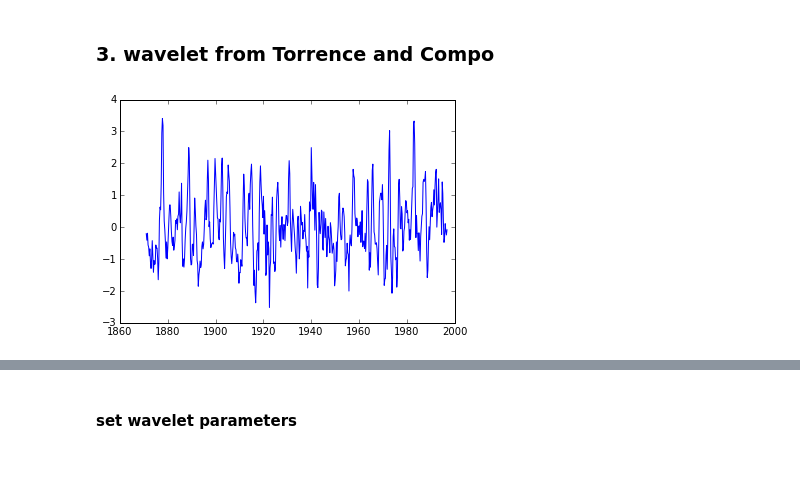
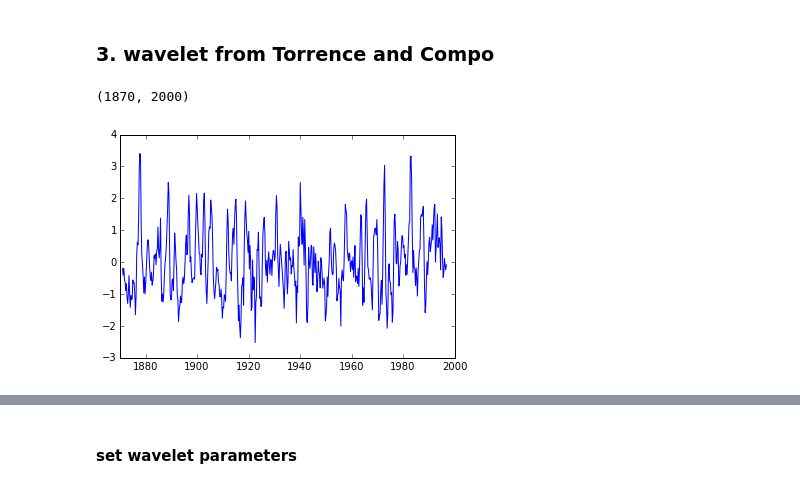
Before and after one commit to nicolasfauchereau/metocean, a Jupyter notebook: notebooks/wavelet_analysis.ipynb, the cells around one changed output, grey strips where cells are left out. Cells and saved outputs as stored; diff of their text form; code cells hidden in the pictures.

```diff
--- a/notebooks/wavelet_analysis.ipynb
+++ b/notebooks/wavelet_analysis.ipynb
@@ -157,10 +157,13 @@ sys.path.append('./')
 # %%
 from wavelib import *
 # %%
-plt.plot(time,data)
+f, ax = plt.subplots()
+ax.plot(time,data)
 xlim = [1870,2000]  # plotting range
+ax.set_xlim(xlim)
 # %% [output]
+(1870, 2000)
-[figure, old version]
+[figure, new version]
 # %%
 variance = np.std(data)**2
 mean=np.mean(data)
```
Also changed, not shown: parts of 6 cells of this notebook.
